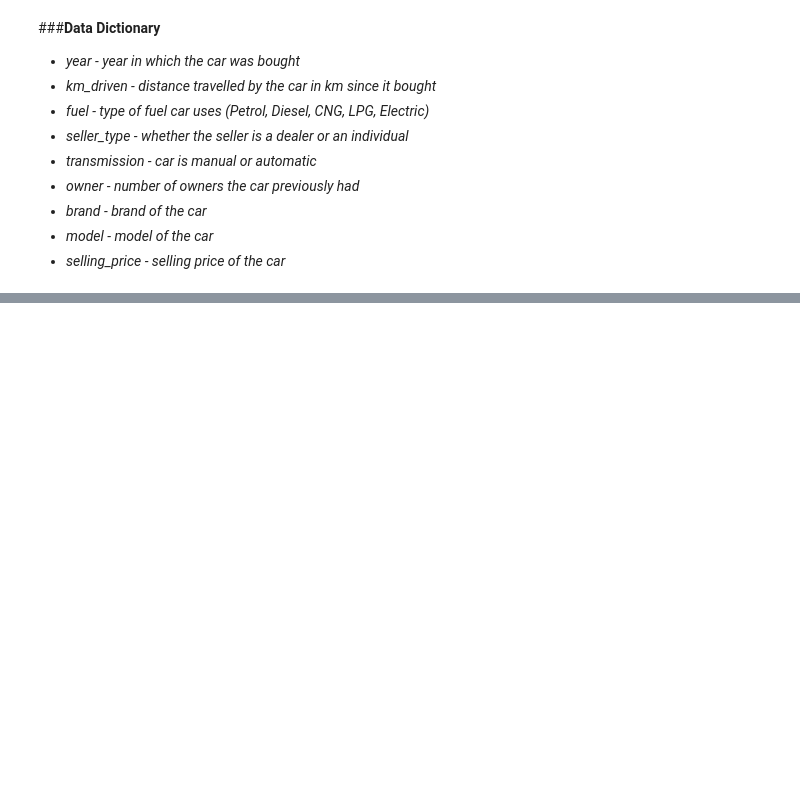
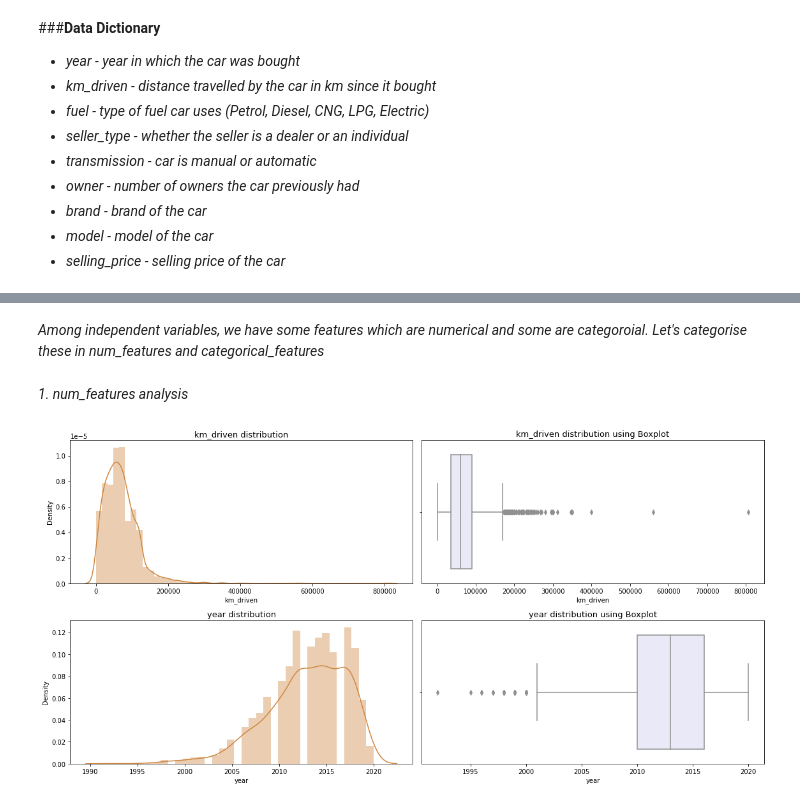
Before and after one commit to kiran9615/Linear-Regression-Model-Car-Dekho-, a Jupyter notebook: Linear_Regression_(Car_Dekho).ipynb, the cells around one changed output, grey strips where cells are left out. Saved outputs shown, nothing was run; the diff lists cells and outputs as text; code cells hidden in the pictures; blank space fills up the shorter version.

```diff
--- a/Linear_Regression_(Car_Dekho).ipynb
+++ b/Linear_Regression_(Car_Dekho).ipynb
@@ -135,0 +179,17 @@ memory usage: 279.5+ KB
+# %% [markdown]
+*Among independent variables, we have some features which are numerical and some are categoroial. Let's categorise these in num_features and categorical_features*
+# %%
+num_features = ['km_driven','year']   #storing numerical features
+categorical_features = list(set(X)-set(num_features))   #storing categorical features
+# %% [markdown]
+*1. num_features analysis*
+# %%
+fig,axes= plt.subplots(2,2,figsize=(16,8))   #defining figure and initialising axes
+for i,col in enumerate(num_features):   #iterating over enumerate(num_features) to get index of selected feature and name of that feature
+   sns.distplot(cardekho_cardetails_data[col],ax=axes[i,0],color='peru')   #dist plot of selected feature
+   axes[i,0].set_title(f'{col} distribution',fontsize=13)   #to give title
+   sns.boxplot(cardekho_cardetails_data[col],ax=axes[i,1],color='lavender')   #boxplot for selected feature
+   axes[i,1].set_title(f'{col} distribution using Boxplot',fontsize=13)
+fig.tight_layout() #for creating proper distance among different figures
+# %% [output]
+[figure, added]
```
Also changed, not shown: parts of 22 cells of this notebook.
